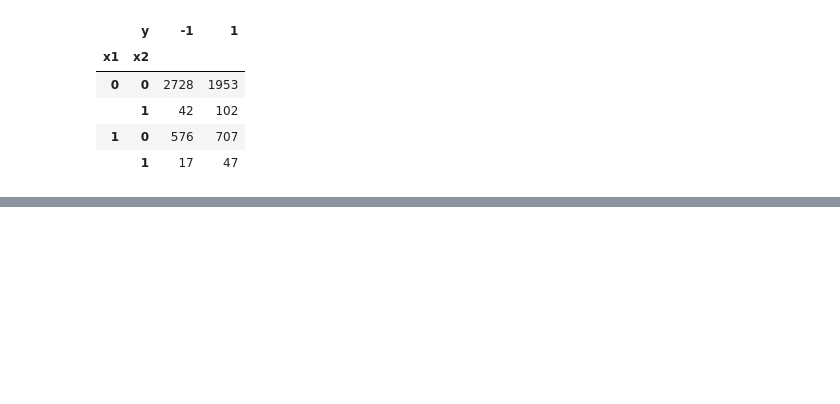
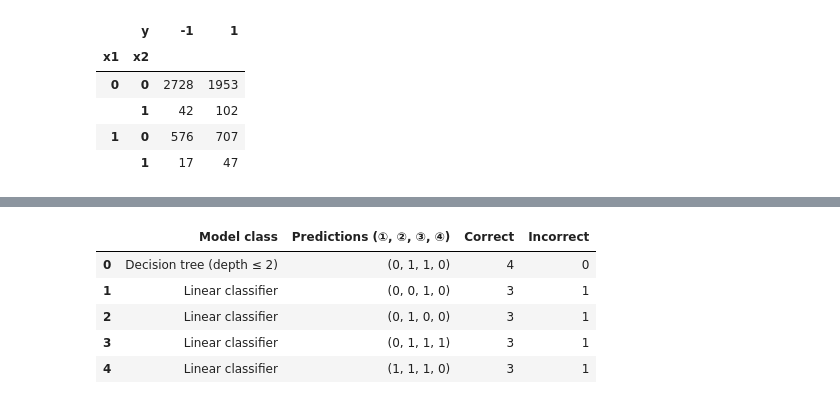
Before and after one commit to INA-95/predictive_multiplicity, a Jupyter notebook: notebook/inspect_data.ipynb, the cells around one changed output, grey strips where cells are left out. Saved outputs shown, nothing was run; the diff lists cells and outputs as text; code cells hidden in the pictures; blank space fills up the shorter version.

```diff
--- a/notebook/inspect_data.ipynb
+++ b/notebook/inspect_data.ipynb
@@ -509,0 +127,38 @@ for condition, feature_count in [("전과 피처 숨김", 2), ("전과 피처
+# %%
+# Score linear and tree prediction patterns using the label counts.
+def score_models(label_counts, negative, positive):
+    # Set the order of the four inputs in each prediction pattern.
+    groups = [(0, 0), (0, 1), (1, 0), (1, 1)]
+    # Count the total number of cases in the label table.
+    total = int(label_counts[[negative, positive]].to_numpy().sum())
+
+    # Two diagonal patterns that a linear classifier cannot represent
+    nonlinear_patterns = {
+        (negative, positive, positive, negative),
+        (positive, negative, negative, positive),
+    }
+
+    results = []
+
+    for predictions in product([negative, positive], repeat=4):
+        # Add the number of matching labels in each group.
+        correct = 0
+        for group, prediction in zip(groups, predictions):
+            correct += int(label_counts.at[group, prediction])
+
+        model_classes = ["Decision tree (depth ≤ 2)"]
+        if predictions not in nonlinear_patterns:
+            model_classes.append("Linear classifier")
+
+        for model_class in model_classes:
+            results.append({
+                "Model class": model_class,
+                "Predictions (①, ②, ③, ④)": predictions,
+                "Correct": correct,
+                "Incorrect": total - correct,
+            })
+
+    return pd.DataFrame(results)
+
+
+xor_results = score_models(xor_counts, negative=0, positive=1)
@@ -509,0 +175,13 @@ for condition, feature_count in [("전과 피처 숨김", 2), ("전과 피처
+# %%
+# Keep all patterns tied for the best score in each model class.
+best_score = xor_results.groupby("Model class")["Correct"].transform("max")
+xor_best = xor_results[xor_results["Correct"] == best_score]
+
+display(xor_best.sort_values("Model class").reset_index(drop=True))
+# %% [output]
+|  | Model class | Predictions (①, ②, ③, ④) | Correct | Incorrect |
+| 0 | Decision tree (depth ≤ 2) | (0, 1, 1, 0) | 4 | 0 |
+| 1 | Linear classifier | (0, 0, 1, 0) | 3 | 1 |
+| 2 | Linear classifier | (0, 1, 0, 0) | 3 | 1 |
+| 3 | Linear classifier | (0, 1, 1, 1) | 3 | 1 |
+| 4 | Linear classifier | (1, 1, 1, 0) | 3 | 1 |
```
Also changed, not shown: parts of 82 cells of this notebook.
